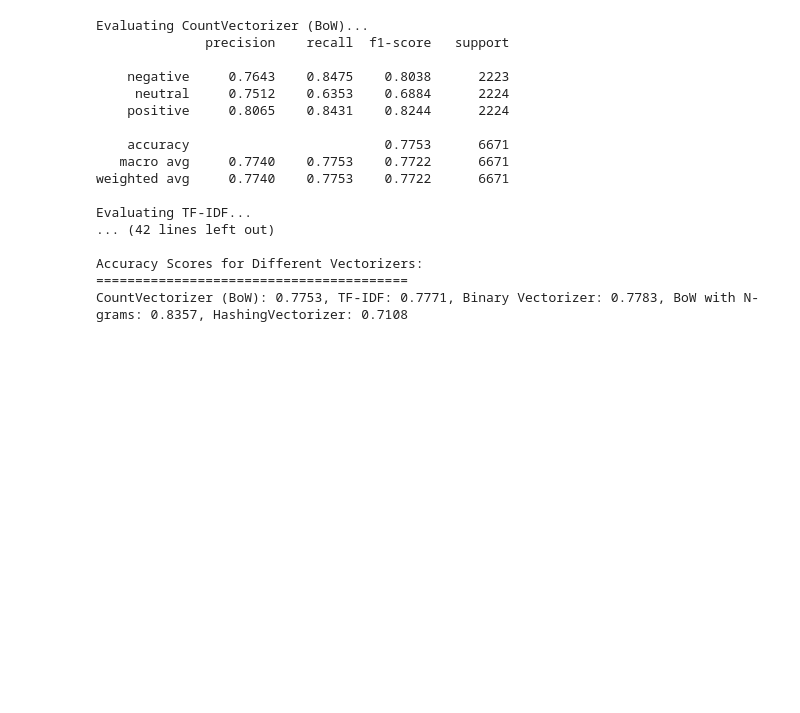
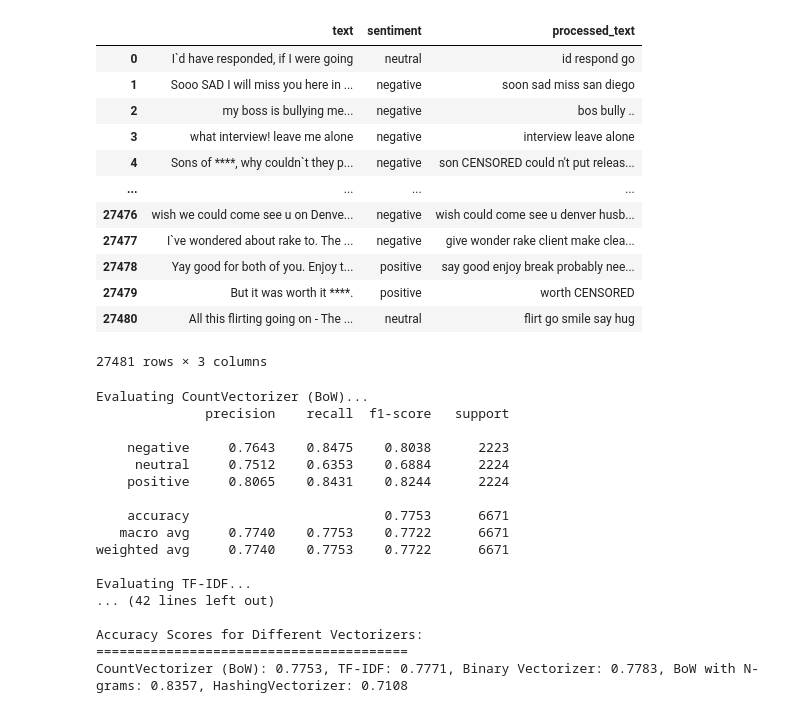
Before and after one commit to DesjardinsRepos/NLP_2025, a Jupyter notebook: 2-3-classification.ipynb, the cells around one changed output. Drawn from its saved outputs; the diff is of its cells as text; code cells hidden in the pictures; blank space fills up the shorter version.

```diff
--- a/2-3-classification.ipynb
+++ b/2-3-classification.ipynb
@@ -4,13 +4,15 @@
 import pandas as pd
 import re
 import string
-from nltk.corpus import stopwords
+from nltk.corpus import stopwords, wordnet
 from nltk.stem import PorterStemmer, WordNetLemmatizer
+from nltk.tokenize import word_tokenize
 from spellchecker import SpellChecker
 from num2words import num2words
 import nltk
 nltk.download('stopwords')
 nltk.download('wordnet')
+nltk.download('punkt_tab')
 
 df = pd.read_csv("TweetSentiment.csv", encoding="ISO-8859-1")[["text", "sentiment"]]
 
@@ -55,6 +57,18 @@ def fast_spell_correct(text):
             corrected_tokens.append(token)
     return " ".join(corrected_tokens)
 
+def get_wordnet_pos(tag):
+    if tag.startswith('J'):
+        return wordnet.ADJ
+    elif tag.startswith('V'):
+        return wordnet.VERB
+    elif tag.startswith('N'):
+        return wordnet.NOUN
+    elif tag.startswith('R'):
+        return wordnet.ADV
+    else:
+        return wordnet.NOUN
+
 def preprocessing(
     df,
     text_col="text",
@@ -98,12 +112,12 @@ def preprocessing(
         if remove_mentions:
             text = re.sub(r"@\w+", "", text)
 
-        if preserve_ellipsis:
-            text = text.replace("...", "ELLIPSISTOKEN")
         if remove_punctuation:
+            if preserve_ellipsis:
+                text = text.replace("...", "ELLIPSISTOKEN")
             text = text.translate(str.maketrans("", "", string.punctuation))
-        if preserve_ellipsis:
-            text = text.replace("ELLIPSISTOKEN", "...")
+            if preserve_ellipsis:
+                text = text.replace("ELLIPSISTOKEN", "...")
 
         if convert_numbers:
             try:
@@ -115,23 +129,20 @@ def preprocessing(
 
         if remove_non_ascii:
             text = text.encode("ascii", errors="ignore").decode()
+        if spelling_correction:
+            text = fast_spell_correct(text)
 
-        tokens = text.split()
+        tokens = word_tokenize(text)
 
+        if stemming:
+            tokens = [stemmer.stem(word) for word in tokens]
+        if lemmatization:
+            pos_tags = nltk.pos_tag(tokens)
+            tokens = [lemmatizer.lemmatize(word, get_wordnet_pos(tag)) for word, tag in pos_tags]
         if reduce_elongation:
             tokens = [reduce_elongation_fun(word) for word in tokens]
         if remove_stopwords:
             tokens = [word for word in tokens if word not in stop_words]
-
-        text = " ".join(tokens)
-
-        if spelling_correction:
-            text = fast_spell_correct(text)
-
-        if stemming:
-            tokens = [stemmer.stem(word) for word in text.split()]
-        if lemmatization:
-            tokens = [lemmatizer.lemmatize(word) for word in tokens]
 
         text = " ".join(tokens)
 
@@ -155,3 +169,16 @@ processed_df
+|  | text | sentiment | processed_text |
+| 0 | I`d have responded, if I were going | neutral | id respond go |
+| 1 | Sooo SAD I will miss you here in ... | negative | soon sad miss san diego |
+| 2 | my boss is bullying me... | negative | bos bully .. |
+| 3 | what interview! leave me alone | negative | interview leave alone |
+| 4 | Sons of ****, why couldn`t they p... | negative | son CENSORED could n't put releas... |
+| ... | ... | ... | ... |
+| 27476 | wish we could come see u on Denve... | negative | wish could come see u denver husb... |
+| 27477 | I`ve wondered about rake to. The ... | negative | give wonder rake client make clea... |
+| 27478 | Yay good for both of you. Enjoy t... | positive | say good enjoy break probably nee... |
+| 27479 | But it was worth it ****. | positive | worth CENSORED |
+| 27480 | All this flirting going on - The ... | neutral | flirt go smile say hug |
+27481 rows × 3 columns
 # %%
 # ✅ Naive Bayes: Different Vectorizers
 
```
Also changed, not shown: parts of 3 cells of this notebook.
